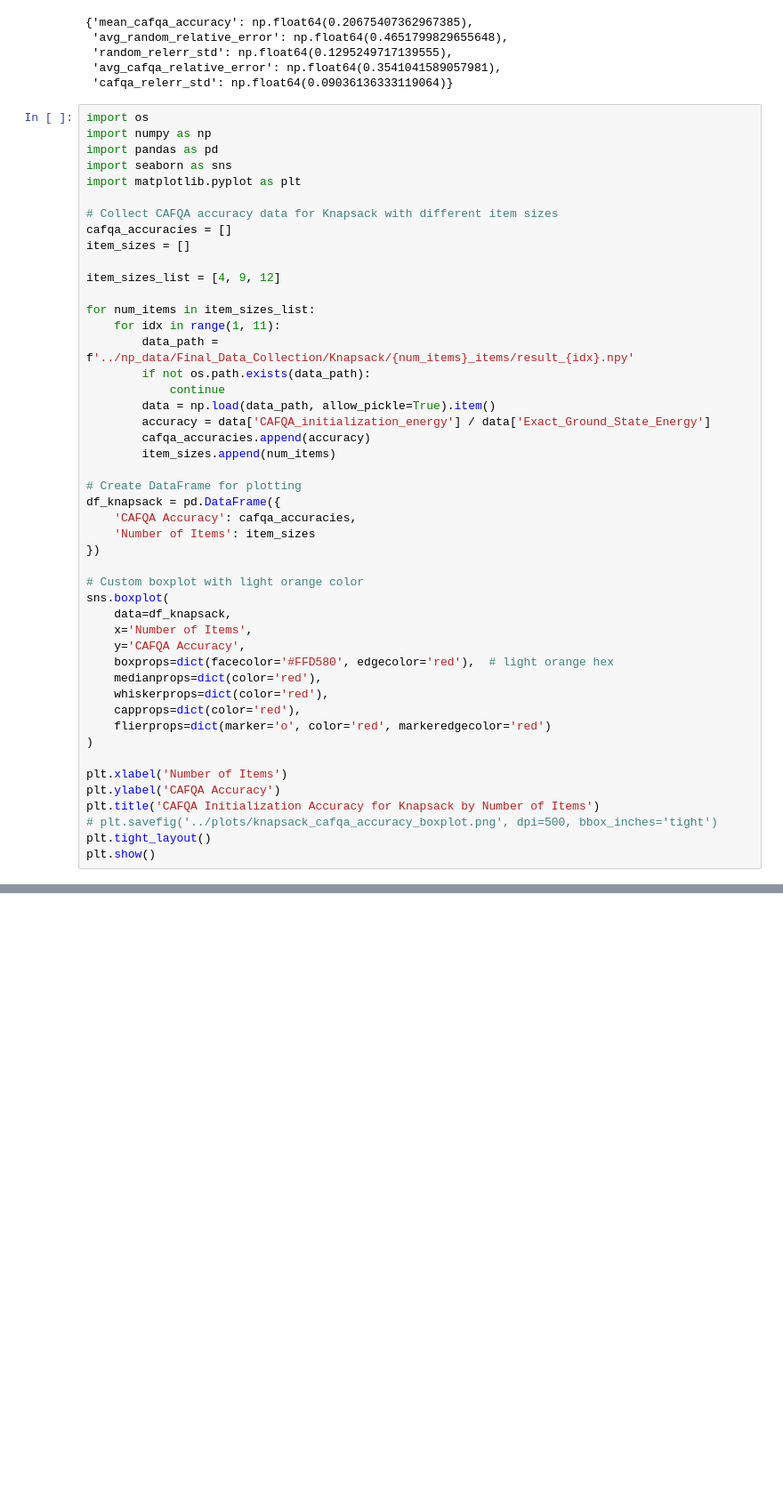
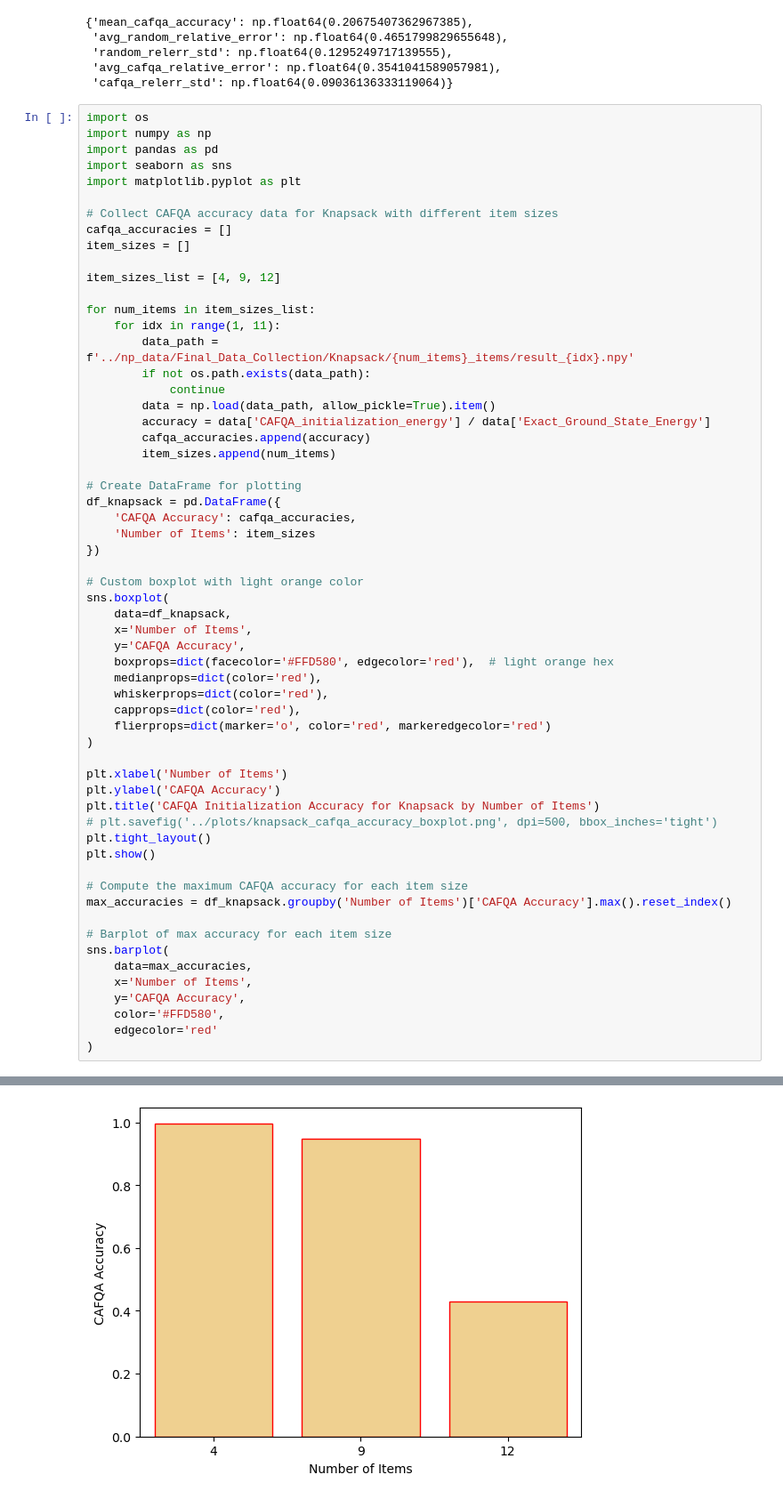
Before and after one commit to d-bharadwaj/SPIQ, a Jupyter notebook: playground_scripts/final_data_analysis.ipynb, the cells around one changed output, grey strips where cells are left out. Shown at 89% size. Drawn from its saved outputs; the diff is of its cells as text; blank space fills up the shorter version.

```diff
--- a/playground_scripts/final_data_analysis.ipynb
+++ b/playground_scripts/final_data_analysis.ipynb
@@ -606,5 +606,17 @@ plt.title('CAFQA Initialization Accuracy for Knapsack by Number of Items')
 # plt.savefig('../plots/knapsack_cafqa_accuracy_boxplot.png', dpi=500, bbox_inches='tight')
 plt.tight_layout()
 plt.show()
+
+# Compute the maximum CAFQA accuracy for each item size
+max_accuracies = df_knapsack.groupby('Number of Items')['CAFQA Accuracy'].max().reset_index()
+
+# Barplot of max accuracy for each item size
+sns.barplot(
+    data=max_accuracies,
+    x='Number of Items',
+    y='CAFQA Accuracy',
+    color='#FFD580',
+    edgecolor='red'
+)
 # %% [output]
 [figure]
@@ -610,0 +624 @@ plt.show()
+[figure, added]
```
Also changed, not shown: parts of 2 cells of this notebook, 5 other files.
